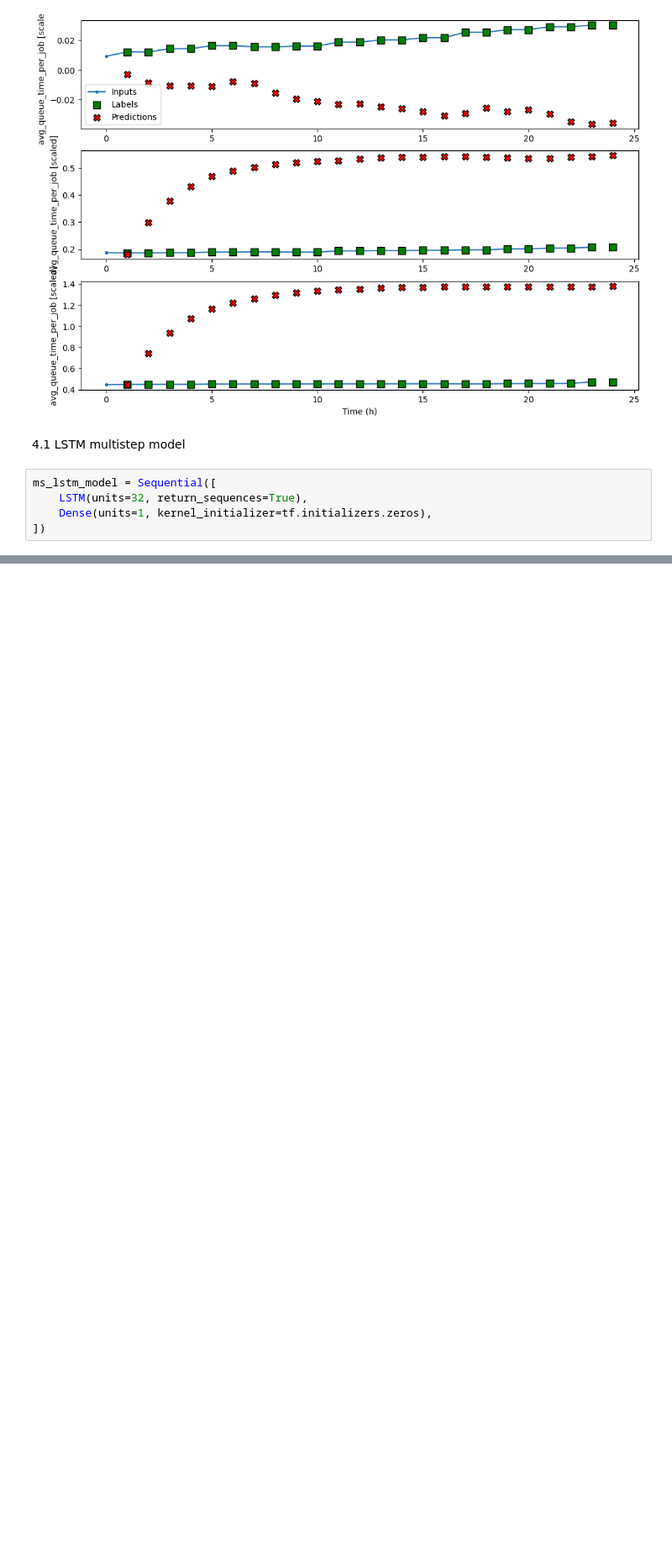
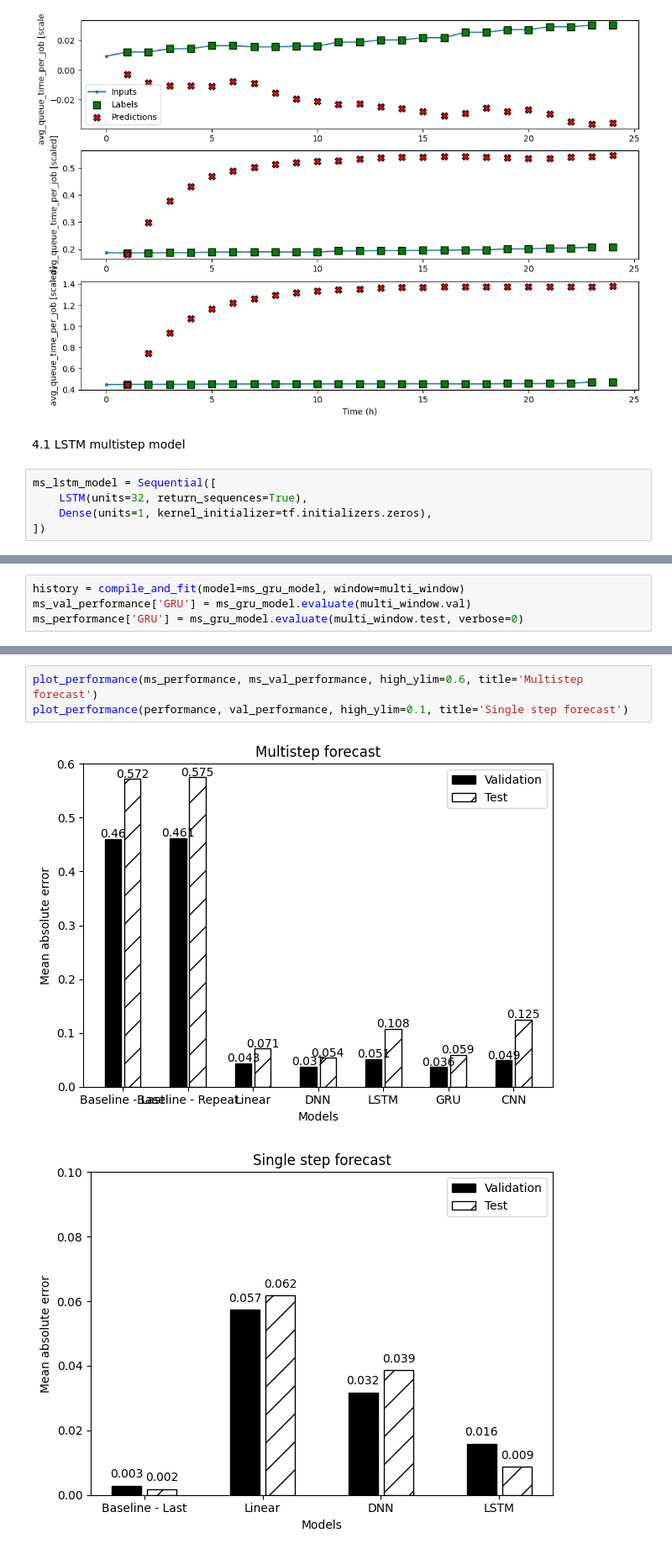
Before and after one commit to ari-apc-lab/croupier, a Jupyter notebook: forecast/forecasting/forecasting_partitions.ipynb, the cells around one changed output, grey strips where cells are left out. Shown at 84% size. Drawn from its saved outputs; the diff is of its cells as text; blank space fills up the shorter version.

```diff
--- a/forecast/forecasting/forecasting_partitions.ipynb
+++ b/forecast/forecasting/forecasting_partitions.ipynb
@@ -677,0 +685,4 @@ plot_performance(performance, val_performance, high_ylim=0.1, title='Single step
+# %%
+history = compile_and_fit(model=ms_gru_model, window=multi_window)
+ms_val_performance['GRU'] = ms_gru_model.evaluate(multi_window.val)
+ms_performance['GRU'] = ms_gru_model.evaluate(multi_window.test, verbose=0)
@@ -677,0 +709,6 @@ plot_performance(performance, val_performance, high_ylim=0.1, title='Single step
+# %%
+plot_performance(ms_performance, ms_val_performance, high_ylim=0.6, title='Multistep forecast')
+plot_performance(performance, val_performance, high_ylim=0.1, title='Single step forecast')
+# %% [output]
+[figure, added]
+[figure, added]
```
Also changed, not shown: parts of 21 cells of this notebook.
